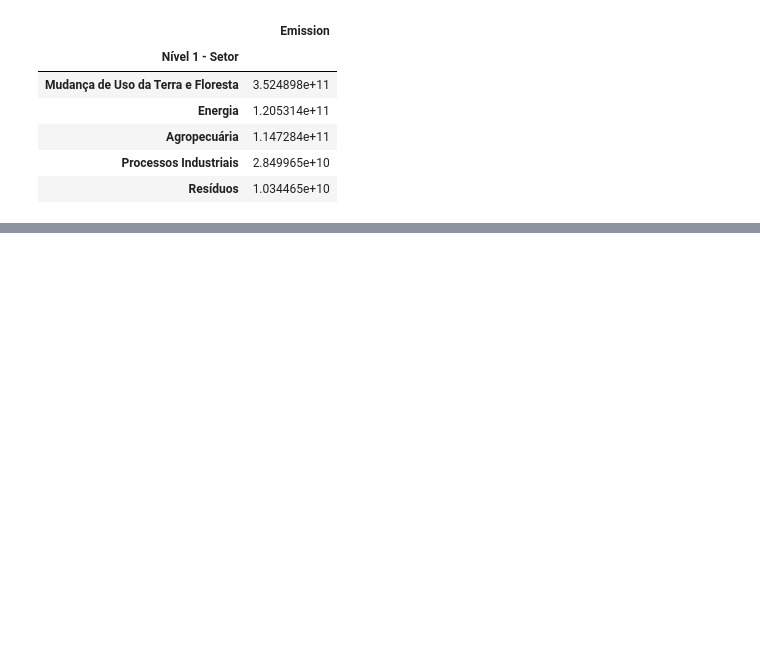
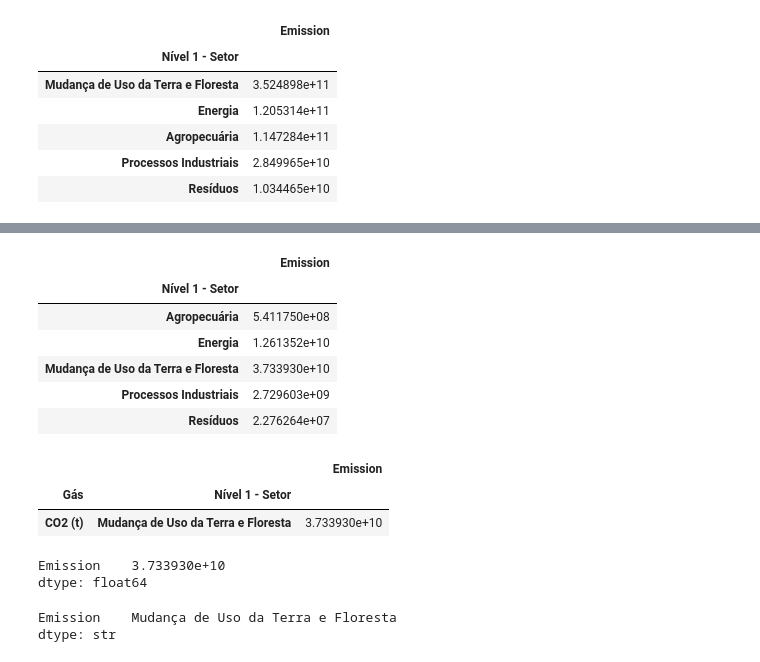
Before and after one commit to Du442/Data-Science, a Jupyter notebook: third-course/first-class.ipynb, the cells around one changed output, grey strips where cells are left out. Cells and saved outputs as stored; diff of their text form; code cells hidden in the pictures; blank space fills up the shorter version.

```diff
--- a/third-course/first-class.ipynb
+++ b/third-course/first-class.ipynb
@@ -347,0 +368,26 @@ emissions_per_year.groupby('Nível 1 - Setor')[['Emission']].sum().sort_values('
+# %%
+gas_per_section.xs('CO2 (t)', level=0)
+# %% [output]
+|  | Emission |
+| Nível 1 - Setor |  |
+| Agropecuária | 5.411750e+08 |
+| Energia | 1.261352e+10 |
+| Mudança de Uso da Terra e Floresta | 3.733930e+10 |
+| Processos Industriais | 2.729603e+09 |
+| Resíduos | 2.276264e+07 |
+# %%
+gas_per_section.xs(('CO2 (t)', 'Mudança de Uso da Terra e Floresta'), level=[0, 1])
+# %% [output]
+|  |  | Emission |
+| Gás | Nível 1 - Setor |  |
+| CO2 (t) | Mudança de Uso da Terra e Floresta | 3.733930e+10 |
+# %%
+gas_per_section.xs('CO2 (t)', level=0).max()
+# %% [output]
+Emission    3.733930e+10
+dtype: float64
+# %%
+gas_per_section.xs('CO2 (t)', level=0).idxmax()
+# %% [output]
+Emission    Mudança de Uso da Terra e Floresta
+dtype: str
```
Also changed, not shown: parts of 2 cells of this notebook.
